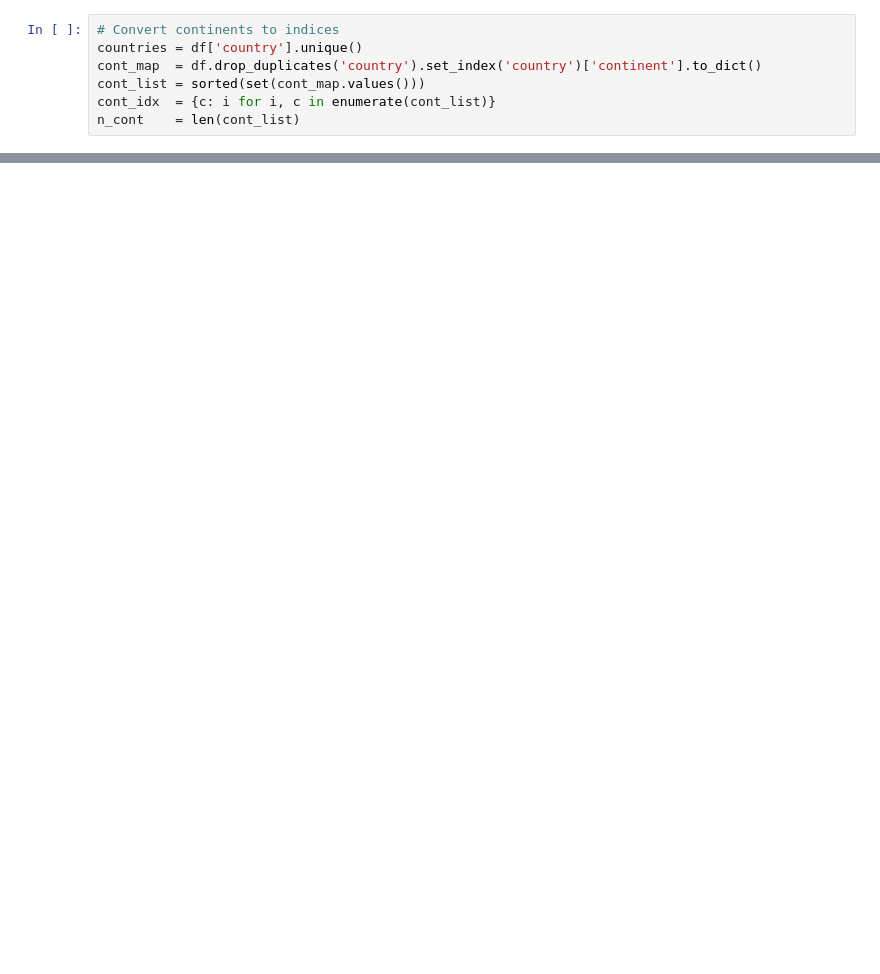
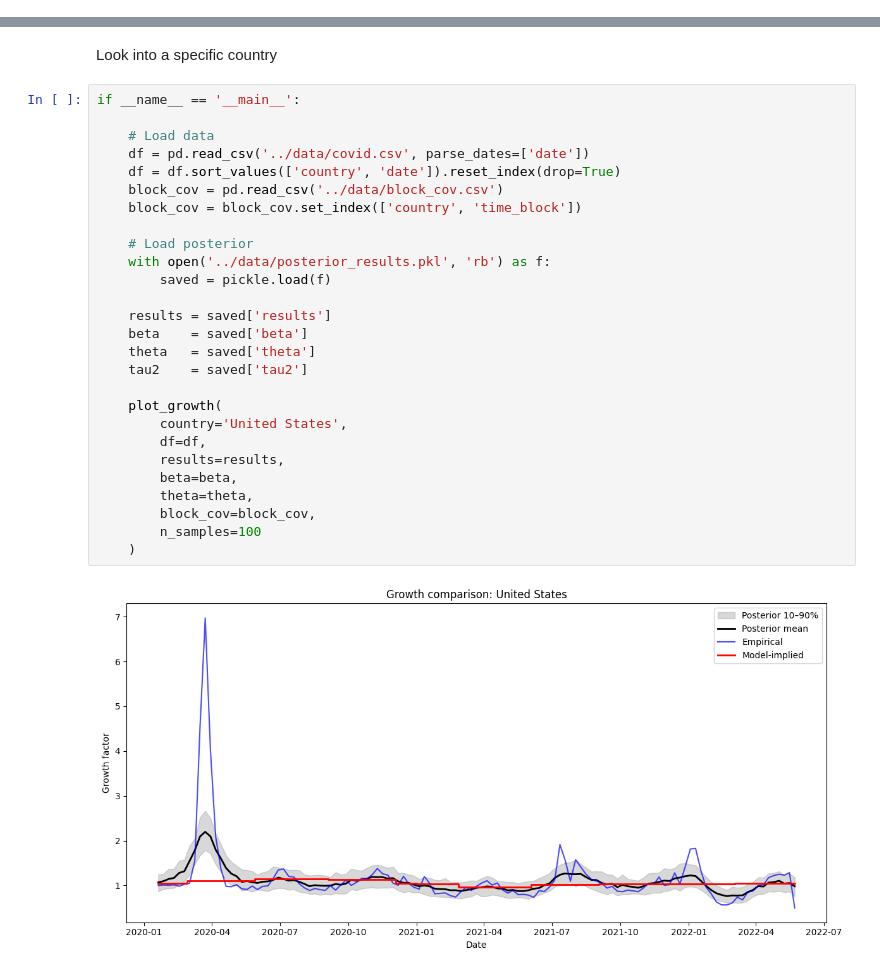
Before and after one commit to xiaoran0606/305-project, a Jupyter notebook: model/inference.ipynb, the cells around one changed output, grey strips where cells are left out. Cells and saved outputs as stored; diff of their text form; blank space fills up the shorter version.

```diff
--- a/model/inference.ipynb
+++ b/model/inference.ipynb
@@ -36,7 +13,0 @@ print(block_cov.columns.tolist())
-# %%
-# Convert continents to indices
-countries = df['country'].unique()
-cont_map  = df.drop_duplicates('country').set_index('country')['continent'].to_dict()
-cont_list = sorted(set(cont_map.values()))
-cont_idx  = {c: i for i, c in enumerate(cont_list)}
-n_cont    = len(cont_list)
@@ -357,0 +197,31 @@ Saved ../data/R_estimates.csv
+# %% [markdown]
+Look into a specific country
+# %%
+if __name__ == '__main__':
+
+    # Load data
+    df = pd.read_csv('../data/covid.csv', parse_dates=['date'])
+    df = df.sort_values(['country', 'date']).reset_index(drop=True)
+    block_cov = pd.read_csv('../data/block_cov.csv')
+    block_cov = block_cov.set_index(['country', 'time_block'])
+
+    # Load posterior
+    with open('../data/posterior_results.pkl', 'rb') as f:
+        saved = pickle.load(f)
+
+    results = saved['results']
+    beta    = saved['beta']
+    theta   = saved['theta']
+    tau2    = saved['tau2']
+
+    plot_growth(
+        country='United States',
+        df=df,
+        results=results,
+        beta=beta,
+        theta=theta,
+        block_cov=block_cov,
+        n_samples=100
+    )
+# %% [output]
+[figure, added]
```
Also changed, not shown: parts of 16 cells of this notebook, 5 other files.
